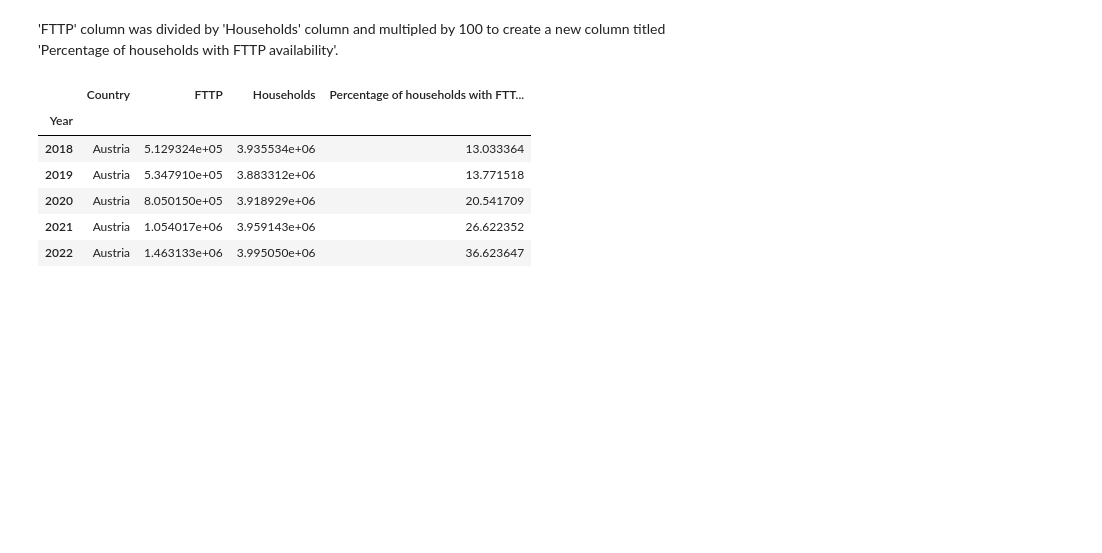
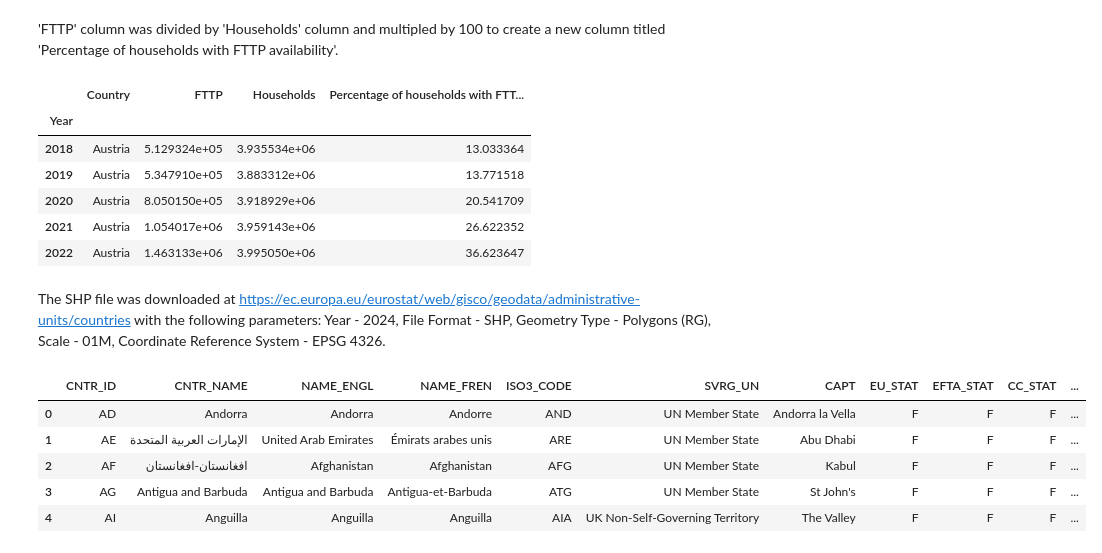
Before and after one commit to yuliiabosher/Fiber-optic-project, a Jupyter notebook: EU_historical_data.ipynb, the cells around one changed output. Drawn from its saved outputs; the diff is of its cells as text; code cells hidden in the pictures; blank space fills up the shorter version.

Commit message:
loaded the country polygon data

```diff
--- a/EU_historical_data.ipynb
+++ b/EU_historical_data.ipynb
@@ -194,3 +195,15 @@ display(eu_broadband.head())
 | 2020 | Austria | 8.050150e+05 | 3.918929e+06 | 20.541709 |
 | 2021 | Austria | 1.054017e+06 | 3.959143e+06 | 26.622352 |
 | 2022 | Austria | 1.463133e+06 | 3.995050e+06 | 36.623647 |
+# %% [markdown]
+The SHP file was downloaded at https://ec.europa.eu/eurostat/web/gisco/geodata/administrative-units/countries with the following parameters: Year - 2024, File Format - SHP, Geometry Type - Polygons (RG), Scale - 01M, Coordinate Reference System - EPSG 4326.
+# %%
+country_polygons = gpd.read_file('https://raw.githubusercontent.com/yuliiabosher/Fiber-optic-project/refs/heads/european_historical_data/CNTR_RG_01M_2024_4326.shp.zip')
+display(country_polygons.head())
+# %% [output]
+|  | CNTR_ID | CNTR_NAME | NAME_ENGL | NAME_FREN | ISO3_CODE | SVRG_UN | CAPT | EU_STAT | EFTA_STAT | CC_STAT | ... |
+| 0 | AD | Andorra | Andorra | Andorre | AND | UN Member State | Andorra la Vella | F | F | F | ... |
+| 1 | AE | الإمارات العربية المتحدة | United Arab Emirates | Émirats arabes unis | ARE | UN Member State | Abu Dhabi | F | F | F | ... |
+| 2 | AF | افغانستان-افغانستان | Afghanistan | Afghanistan | AFG | UN Member State | Kabul | F | F | F | ... |
+| 3 | AG | Antigua and Barbuda | Antigua and Barbuda | Antigua-et-Barbuda | ATG | UN Member State | St John's | F | F | F | ... |
+| 4 | AI | Anguilla | Anguilla | Anguilla | AIA | UK Non-Self-Governing Territory | The Valley | F | F | F | ... |
```
Also changed, not shown: parts of 3 cells of this notebook.
